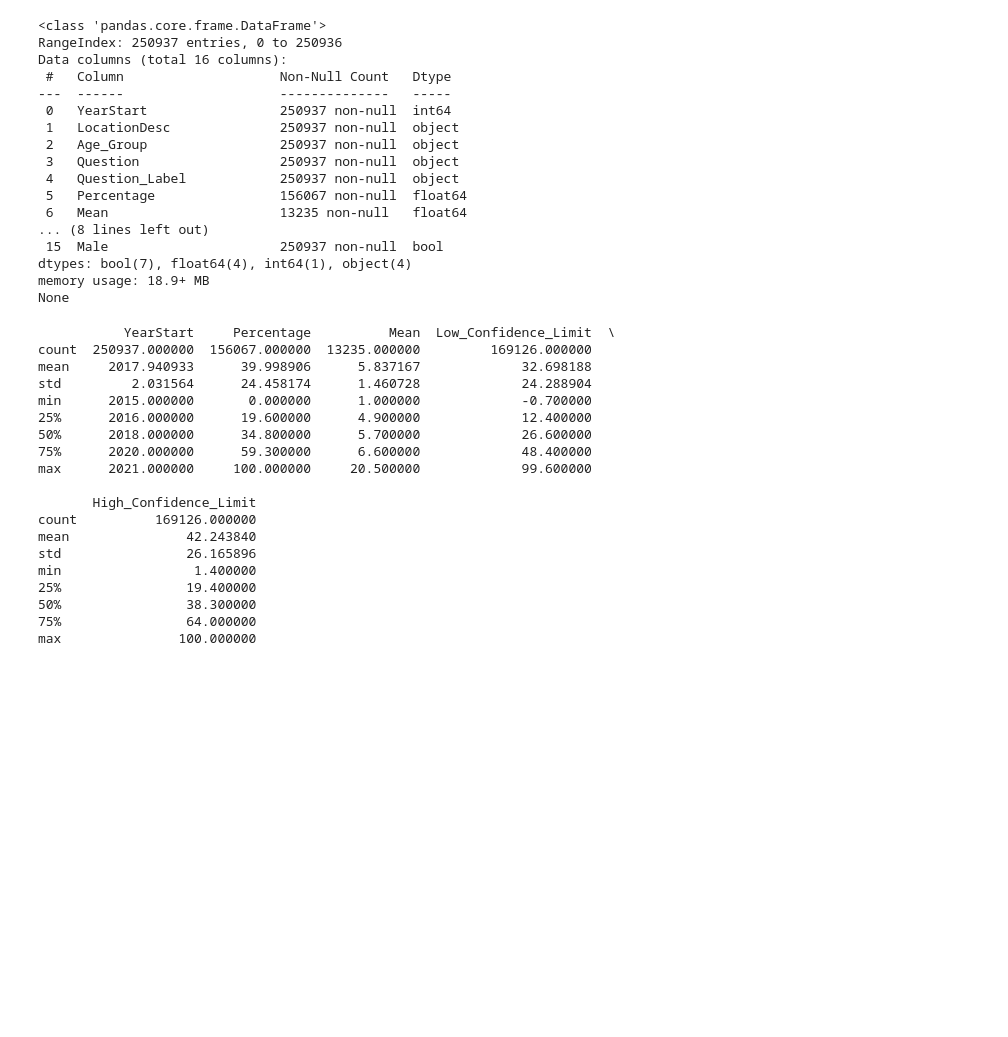
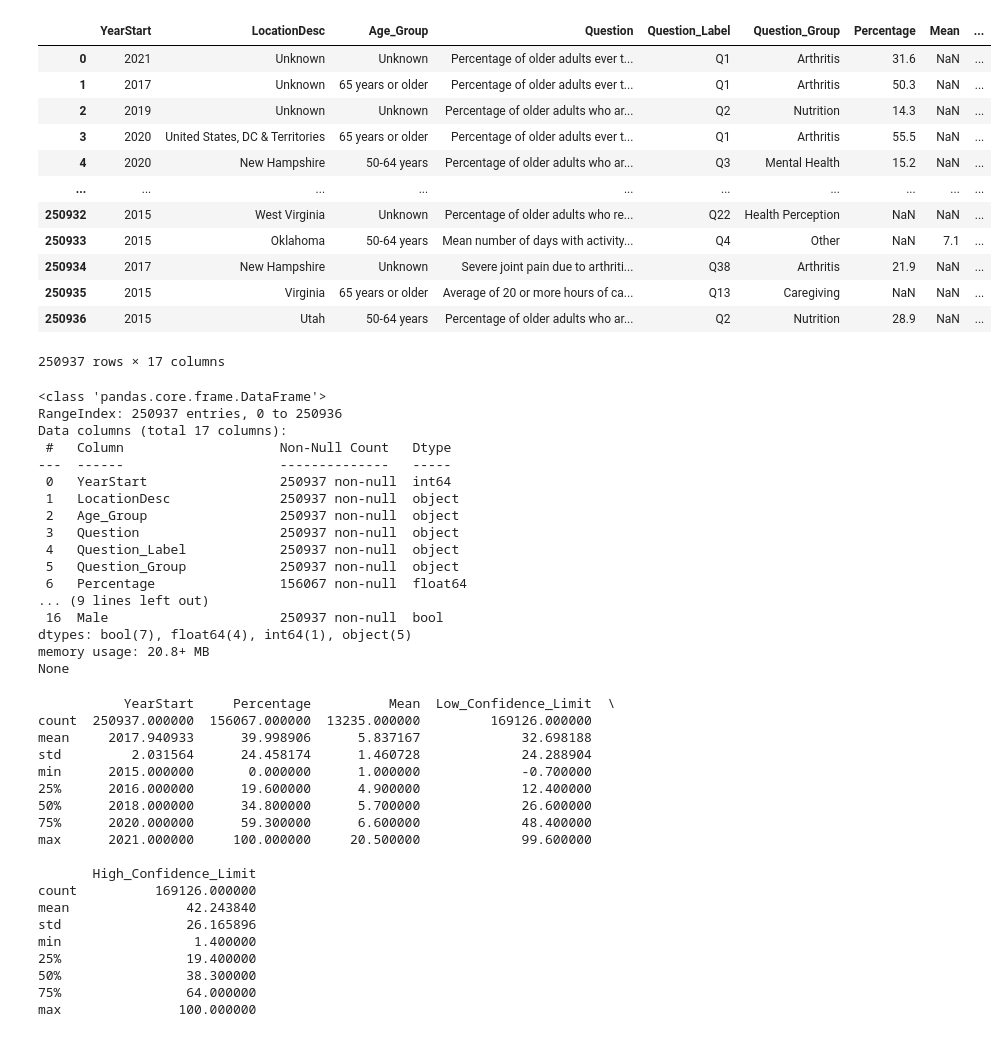
Before and after one commit to IsaganiJulian/Alzheimers_DA, a Jupyter notebook: Python/Alzheimers_EDA.ipynb, the cells around one changed output. Saved outputs shown, nothing was run; the diff lists cells and outputs as text; code cells hidden in the pictures; blank space fills up the shorter version.

```diff
--- a/Python/Alzheimers_EDA.ipynb
+++ b/Python/Alzheimers_EDA.ipynb
@@ -21,9 +6,28 @@ df.to_csv('ALZ_EDA_DF.csv', index=False)
+# %%
+
+df = pd.read_csv(r'/Users/isaganijulian/Documents/GitHub/Alzheimers_DA/Python/df.csv')
+# %%
+df
+# %% [output]
+|  | YearStart | LocationDesc | Age_Group | Question | Question_Label | Question_Group | Percentage | Mean | ... |
+| 0 | 2021 | Unknown | Unknown | Percentage of older adults ever t... | Q1 | Arthritis | 31.6 | NaN | ... |
+| 1 | 2017 | Unknown | 65 years or older | Percentage of older adults ever t... | Q1 | Arthritis | 50.3 | NaN | ... |
+| 2 | 2019 | Unknown | Unknown | Percentage of older adults who ar... | Q2 | Nutrition | 14.3 | NaN | ... |
+| 3 | 2020 | United States, DC & Territories | 65 years or older | Percentage of older adults ever t... | Q1 | Arthritis | 55.5 | NaN | ... |
+| 4 | 2020 | New Hampshire | 50-64 years | Percentage of older adults who ar... | Q3 | Mental Health | 15.2 | NaN | ... |
+| ... | ... | ... | ... | ... | ... | ... | ... | ... | ... |
+| 250932 | 2015 | West Virginia | Unknown | Percentage of older adults who re... | Q22 | Health Perception | NaN | NaN | ... |
+| 250933 | 2015 | Oklahoma | 50-64 years | Mean number of days with activity... | Q4 | Other | NaN | 7.1 | ... |
+| 250934 | 2017 | New Hampshire | Unknown | Severe joint pain due to arthriti... | Q38 | Arthritis | 21.9 | NaN | ... |
+| 250935 | 2015 | Virginia | 65 years or older | Average of 20 or more hours of ca... | Q13 | Caregiving | NaN | NaN | ... |
+| 250936 | 2015 | Utah | 50-64 years | Percentage of older adults who ar... | Q2 | Nutrition | 28.9 | NaN | ... |
+250937 rows × 17 columns
 # %%
 print(df.info())
 # %% [output]
 <class 'pandas.core.frame.DataFrame'>
 RangeIndex: 250937 entries, 0 to 250936
-Data columns (total 16 columns):
+Data columns (total 17 columns):
  #   Column                    Non-Null Count   Dtype
 ---  ------                    --------------   -----
  0   YearStart                 250937 non-null  int64
@@ -31,12 +35,12 @@ Data columns (total 16 columns):
  2   Age_Group                 250937 non-null  object
  3   Question                  250937 non-null  object
  4   Question_Label            250937 non-null  object
- 5   Percentage                156067 non-null  float64
- 6   Mean                      13235 non-null   float64
-... (8 lines left out)
- 15  Male                      250937 non-null  bool
-dtypes: bool(7), float64(4), int64(1), object(4)
-memory usage: 18.9+ MB
+ 5   Question_Group            250937 non-null  object
+ 6   Percentage                156067 non-null  float64
+... (9 lines left out)
+ 16  Male                      250937 non-null  bool
+dtypes: bool(7), float64(4), int64(1), object(5)
+memory usage: 20.8+ MB
 None
 # %%
 print(df.describe())
```
Also changed, not shown: parts of 4 cells of this notebook, 4 other files.
